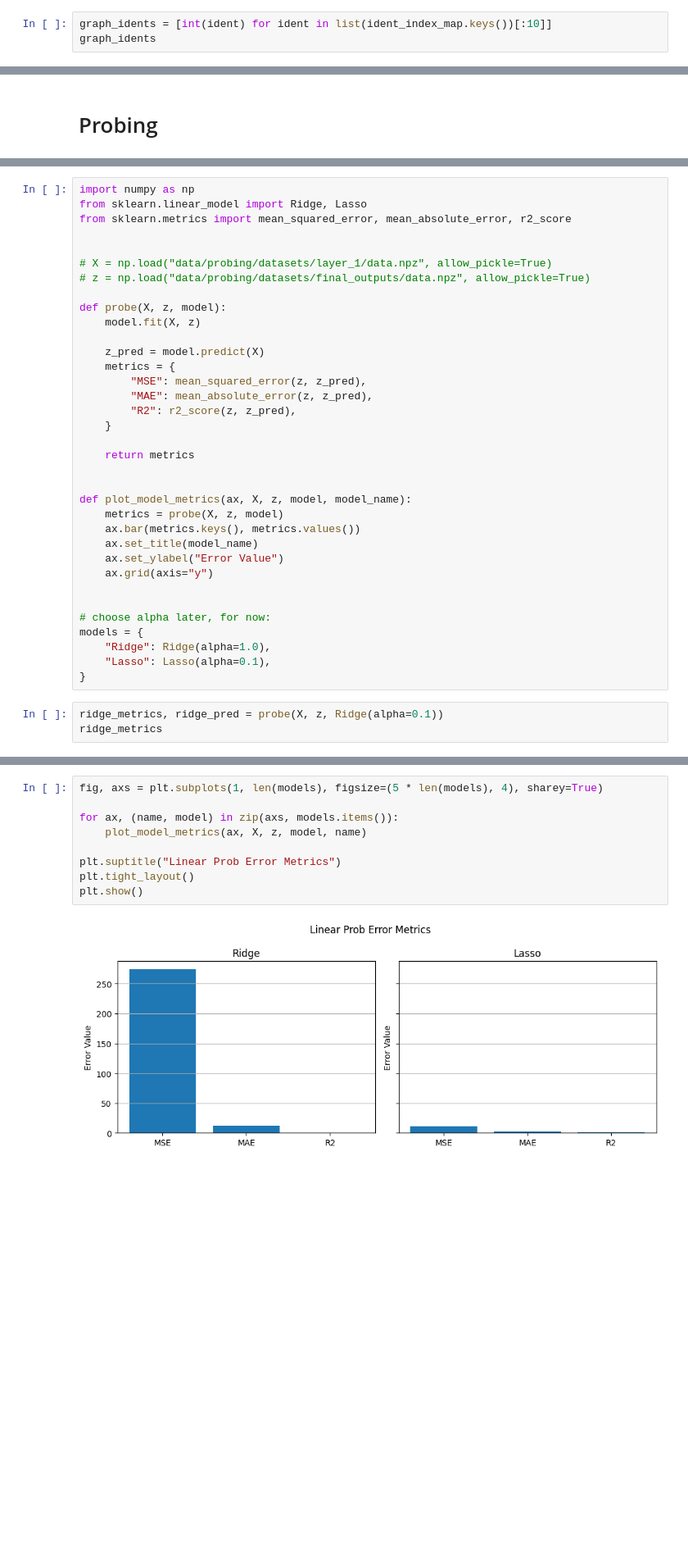
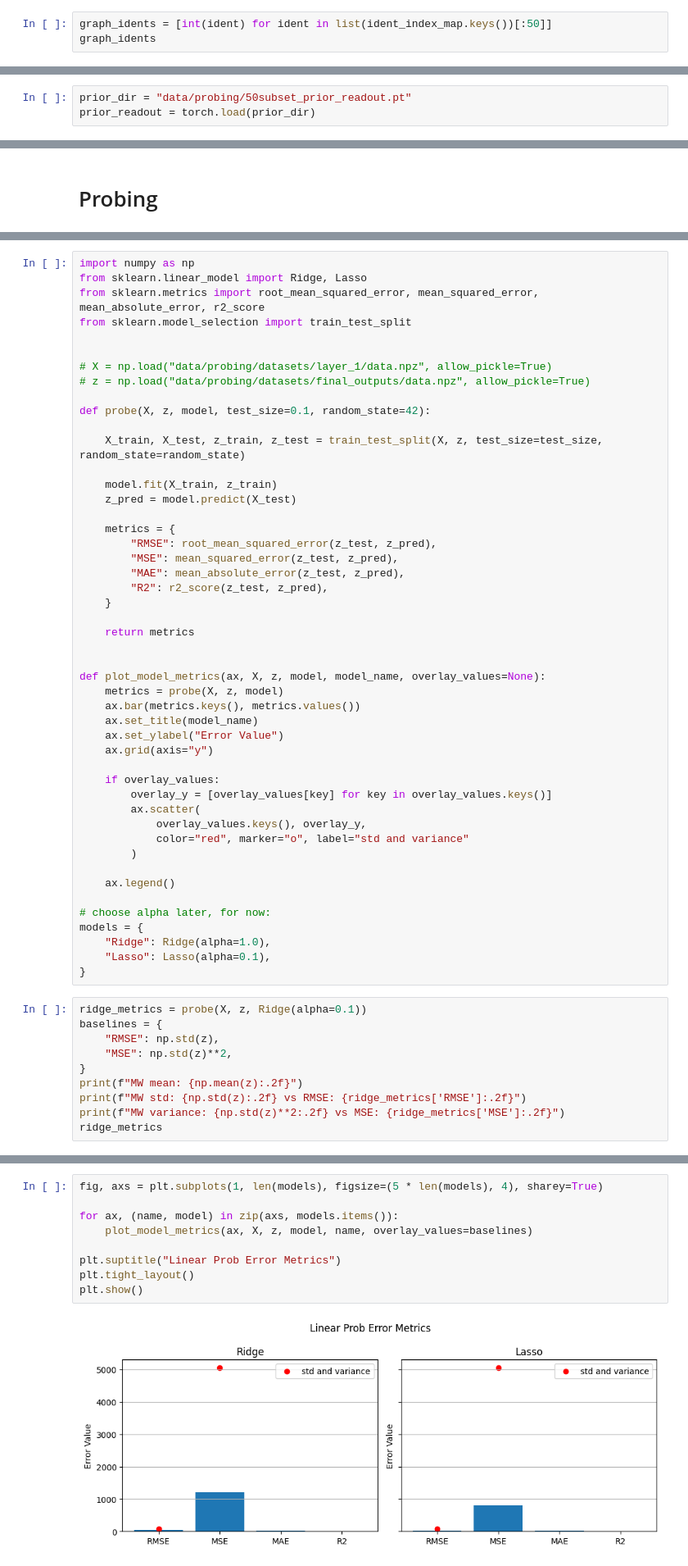
Before and after one commit to fatemeh-moghaddam/kinodata-3D-affinity-prediction, a Jupyter notebook: prob/probing.ipynb, the cells around one changed output, grey strips where cells are left out. Shown at 82% size. Cells and saved outputs as stored; diff of their text form; blank space fills up the shorter version.

Commit message:
add test template

```diff
--- a/prob/probing.ipynb
+++ b/prob/probing.ipynb
@@ -1222,6 +1257,6 @@ $\colorbox{lightgreen}{patchy}$
 # %% [output]
 ['20', '3225', '3319', '3435', '3495', '3504', '4872', '4873', '4877', '4895']
 # %%
-graph_idents = [int(ident) for ident in list(ident_index_map.keys())[:10]]
+graph_idents = [int(ident) for ident in list(ident_index_map.keys())[:50]]
 graph_idents
 # %% [output]
@@ -1237,3 +1294,6 @@ array([313.36 , 361.836, 347.809, 347.809, 346.821, 342.402, 401.491,
+# %%
+prior_dir = "data/probing/50subset_prior_readout.pt"
+prior_readout = torch.load(prior_dir)
 # %%
 X = prior_readout.detach().cpu().numpy()
 # %% [markdown]
@@ -1245,32 +1311,45 @@ print(X.shape, z.shape)
 # %%
 import numpy as np
 from sklearn.linear_model import Ridge, Lasso
-from sklearn.metrics import mean_squared_error, mean_absolute_error, r2_score
+from sklearn.metrics import root_mean_squared_error, mean_squared_error, mean_absolute_error, r2_score
+from sklearn.model_selection import train_test_split
 
 
 # X = np.load("data/probing/datasets/layer_1/data.npz", allow_pickle=True)
 # z = np.load("data/probing/datasets/final_outputs/data.npz", allow_pickle=True)
 
-def probe(X, z, model):
-    model.fit(X, z)
+def probe(X, z, model, test_size=0.1, random_state=42):
 
-    z_pred = model.predict(X)
+    X_train, X_test, z_train, z_test = train_test_split(X, z, test_size=test_size, random_state=random_state)
+
+    model.fit(X_train, z_train)
+    z_pred = model.predict(X_test)
+
     metrics = {
-        "MSE": mean_squared_error(z, z_pred),
-        "MAE": mean_absolute_error(z, z_pred),
-        "R2": r2_score(z, z_pred),
+        "RMSE": root_mean_squared_error(z_test, z_pred),
+        "MSE": mean_squared_error(z_test, z_pred),
+        "MAE": mean_absolute_error(z_test, z_pred),
+        "R2": r2_score(z_test, z_pred),
     }
 
     return metrics
 
 
-def plot_model_metrics(ax, X, z, model, model_name):
+def plot_model_metrics(ax, X, z, model, model_name, overlay_values=None):
     metrics = probe(X, z, model)
     ax.bar(metrics.keys(), metrics.values())
     ax.set_title(model_name)
     ax.set_ylabel("Error Value")
     ax.grid(axis="y")
 
+    if overlay_values:
+        overlay_y = [overlay_values[key] for key in overlay_values.keys()]
+        ax.scatter(
+            overlay_values.keys(), overlay_y,
+            color="red", marker="o", label="std and variance"
+        )
+
+    ax.legend()
 
 # choose alpha later, for now:
 models = {
@@ -1278,6 +1357,13 @@ models = {
     "Lasso": Lasso(alpha=0.1),
 }
 # %%
-ridge_metrics, ridge_pred = probe(X, z, Ridge(alpha=0.1))
+ridge_metrics = probe(X, z, Ridge(alpha=0.1))
+baselines = {
+    "RMSE": np.std(z),
+    "MSE": np.std(z)**2,
+}
+print(f"MW mean: {np.mean(z):.2f}")
+print(f"MW std: {np.std(z):.2f} vs RMSE: {ridge_metrics['RMSE']:.2f}")
+print(f"MW variance: {np.std(z)**2:.2f} vs MSE: {ridge_metrics['MSE']:.2f}")
 ridge_metrics
 # %% [output]
@@ -1285,11 +1377,11 @@ ridge_metrics
 # %%
 fig, axs = plt.subplots(1, len(models), figsize=(5 * len(models), 4), sharey=True)
 
 for ax, (name, model) in zip(axs, models.items()):
-    plot_model_metrics(ax, X, z, model, name)
+    plot_model_metrics(ax, X, z, model, name, overlay_values=baselines)
 
 plt.suptitle("Linear Prob Error Metrics")
 plt.tight_layout()
 plt.show()
 # %% [output]
-[figure, old version]
+[figure, new version]
```
Also changed, not shown: parts of 11 cells of this notebook, 7 other files.
